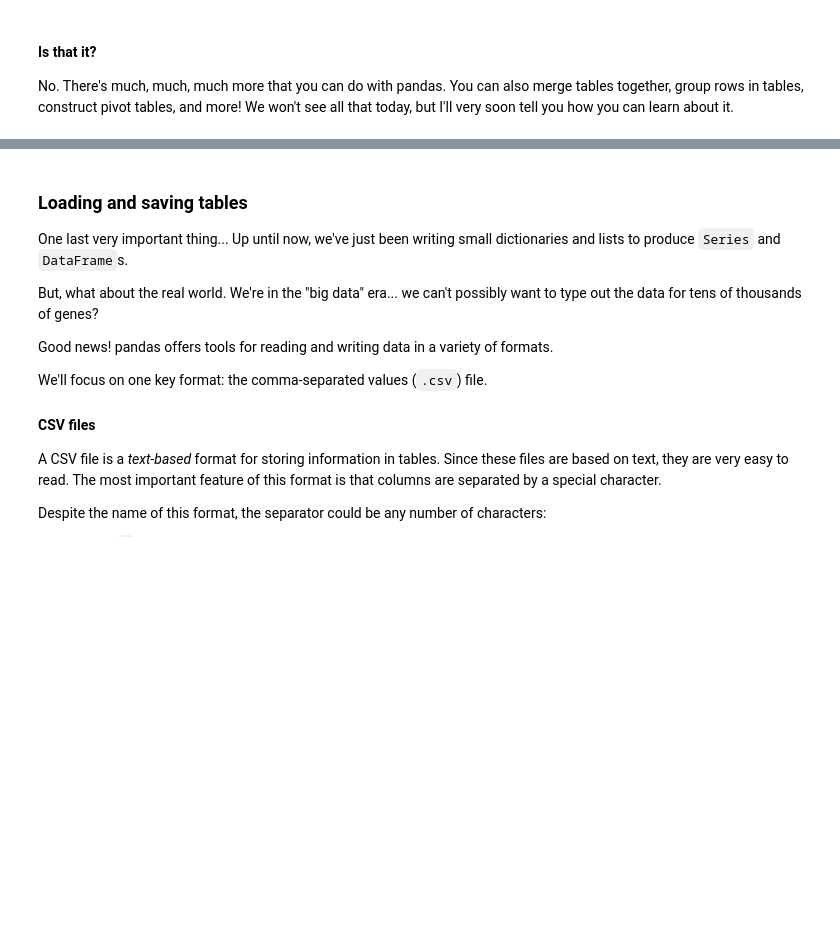
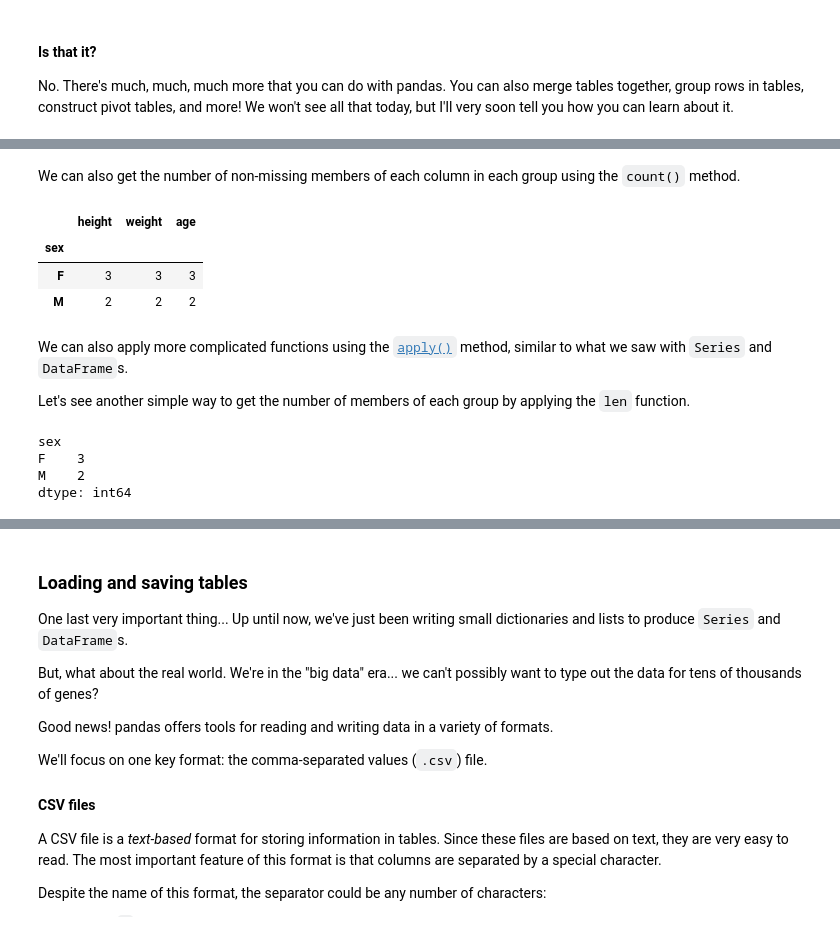
Before and after one commit to QLS-MiCM/DataProcessingInPython, a Jupyter notebook: Exercises/solutions/DataProcessingPython.ipynb, the cells around one changed output, grey strips where cells are left out. Saved outputs shown, nothing was run; the diff lists cells and outputs as text; code cells hidden in the pictures; blank space fills up the shorter version.

```diff
--- a/Exercises/solutions/DataProcessingPython.ipynb
+++ b/Exercises/solutions/DataProcessingPython.ipynb
@@ -2525,0 +2577,24 @@ No. There's much, much, much more that you can do with pandas. You can also merg
+# %% [markdown]
+We can also get the number of non-missing members of each column in each group using the `count()` method.
+# %%
+# Your code here to count the number of rows in each group
+
+grouped_data.count()
+# %% [output]
+|  | height | weight | age |
+| sex |  |  |  |
+| F | 3 | 3 | 3 |
+| M | 2 | 2 | 2 |
+# %% [markdown]
+We can also apply more complicated functions using the [`apply()`](https://pandas.pydata.org/docs/reference/api/pandas.core.groupby.DataFrameGroupBy.apply.html#pandas.core.groupby.DataFrameGroupBy.apply) method, similar to what we saw with `Series` and `DataFrame`s.
+
+Let's see another simple way to get the number of members of each group by applying the `len` function.
+# %%
+# Your code here to get the number of members of each group
+
+grouped_data.apply(len, include_groups=False)
+# %% [output]
+sex
+F    3
+M    2
+dtype: int64
```
Also changed, not shown: parts of 51 cells of this notebook, 1 other file.
